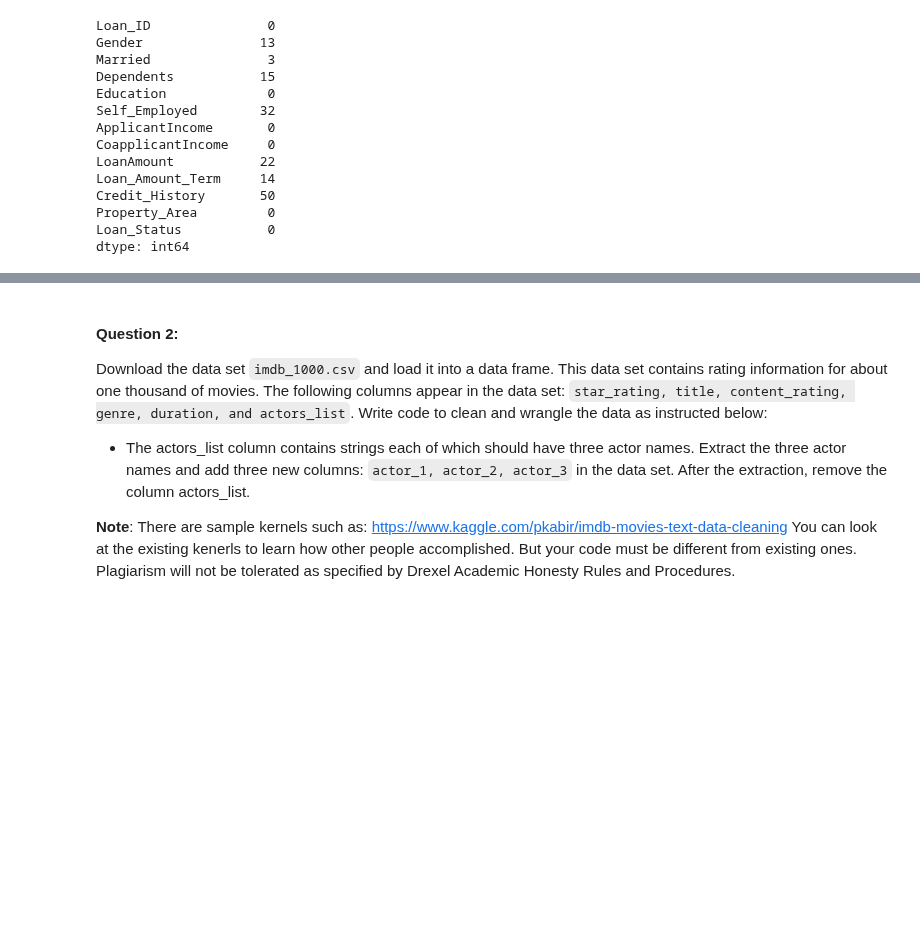
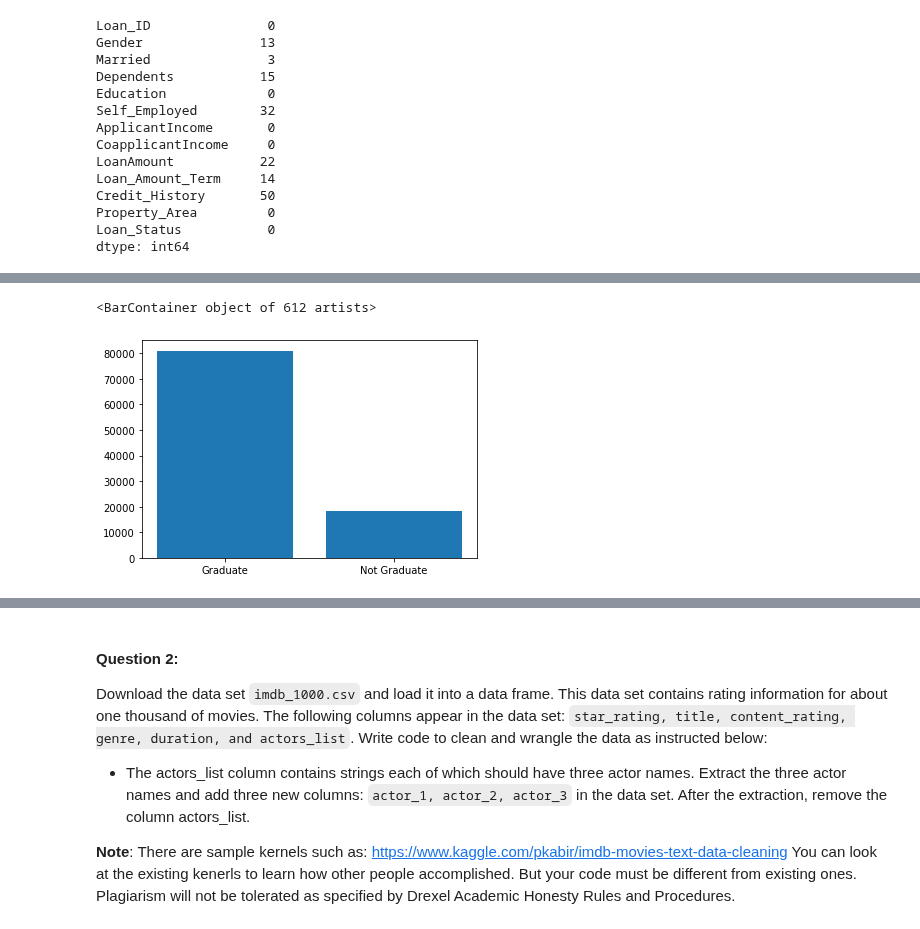
Before and after one commit to Prakhar-Saxena/CollegeAssignments, a Jupyter notebook: INFO212/assn4/INFO212-Assignment4.ipynb, the cells around one changed output, grey strips where cells are left out. Cells and saved outputs as stored; diff of their text form; code cells hidden in the pictures; blank space fills up the shorter version.

```diff
--- a/INFO212/assn4/INFO212-Assignment4.ipynb
+++ b/INFO212/assn4/INFO212-Assignment4.ipynb
@@ -108,0 +104,5 @@ dtype: int64
+# %%
+# 2 Remove the applications each of which has more than 2 missing values.
+
+df = df.dropna(thresh=(len(df.columns)-2))
+df.head()
@@ -108,0 +120,13 @@ dtype: int64
+# %%
+# 3 Forward fill up the missing values for columns with Object data type.
+
+# and
+
+# 4 Fill up the missing values with their means for columns with numerical data types.
+
+for c, dt in zip(df.columns, df.dtypes):
+    if dt == df.dtypes[1]:
+        df[c] = df[c].fillna(method='ffill') # write a loop through all attributes
+    else:
+        df[c] = df[c].fillna(df[c].mean())
+df.head()
@@ -108,0 +159,7 @@ dtype: int64
+# %%
+# 6 Plot the relationship between Education and ApplicantIncome.
+
+plt.bar(df.Education, df.ApplicantIncome)
+# %% [output]
+<BarContainer object of 612 artists>
+[figure, added]
```
Also changed, not shown: parts of 20 cells of this notebook.
